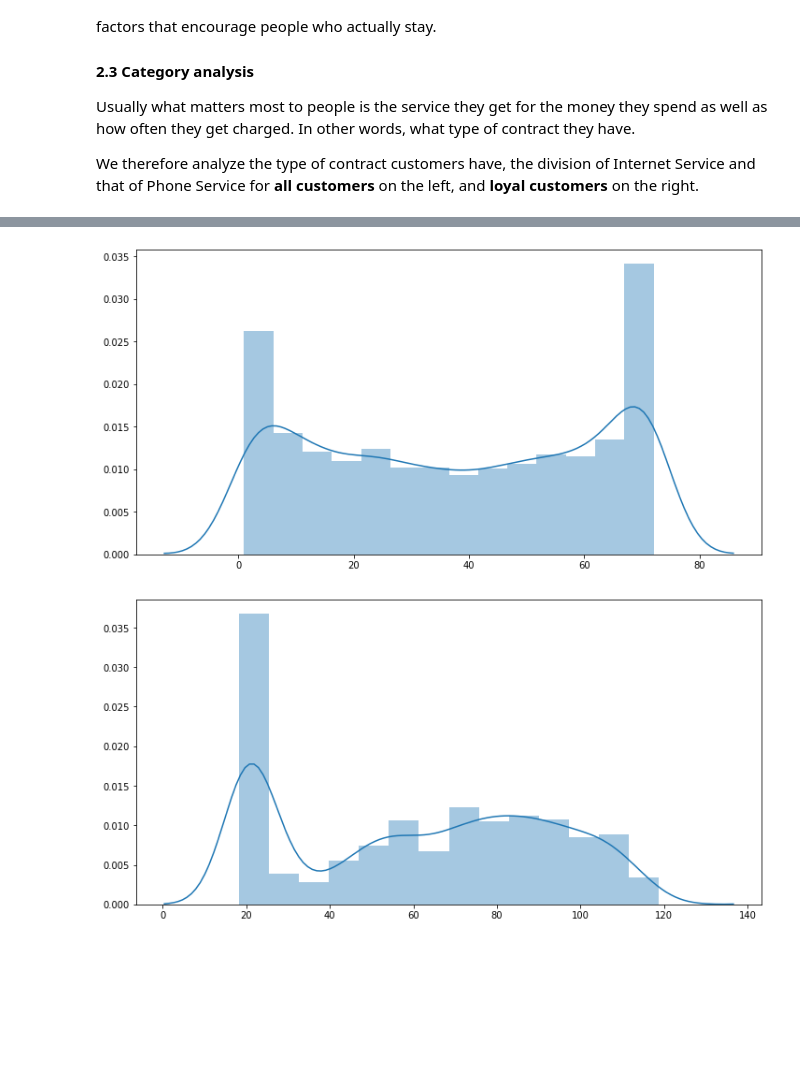
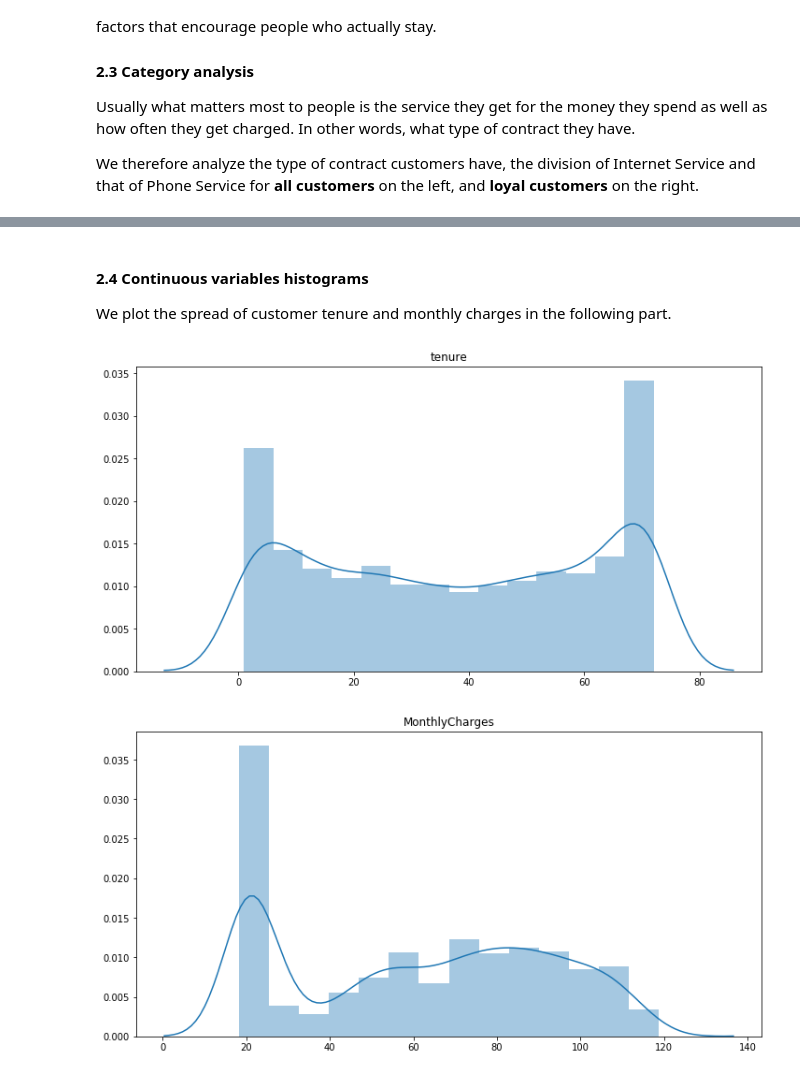
Before and after one commit to JulesTriomphe/dsip, a Jupyter notebook: PS1/ps01.ipynb, the cells around one changed output, grey strips where cells are left out. Saved outputs shown, nothing was run; the diff lists cells and outputs as text; code cells hidden in the pictures; blank space fills up the shorter version.

```diff
--- a/PS1/ps01.ipynb
+++ b/PS1/ps01.ipynb
@@ -284,14 +306,19 @@ Where the internet services spread close to one third each, there is a net major
+# %% [markdown]
+#### 2.4 Continuous variables histograms
+
+We plot the spread of customer tenure and monthly charges in the following part.
 # %%
 def histogram_plot(df, feature):
     values = df[feature].values
     plt.figure(figsize=(12,6))
+    plt.title(feature)
     sns.distplot(values)
 # %%
-histogram_plot(df_stay, 'tenure')
-histogram_plot(df_stay, 'MonthlyCharges')
+histogram_plot(clients_df_loyal, 'tenure')
+histogram_plot(clients_df_loyal, 'MonthlyCharges')
 # %% [output]
-[figure, old version]
+[figure, new version]
-[figure, old version]
+[figure, new version]
 # %%
 def hist_by_feature(df, feature):
     plt.figure(figsize=(10, 5))
```
Also changed, not shown: parts of 20 cells of this notebook.
